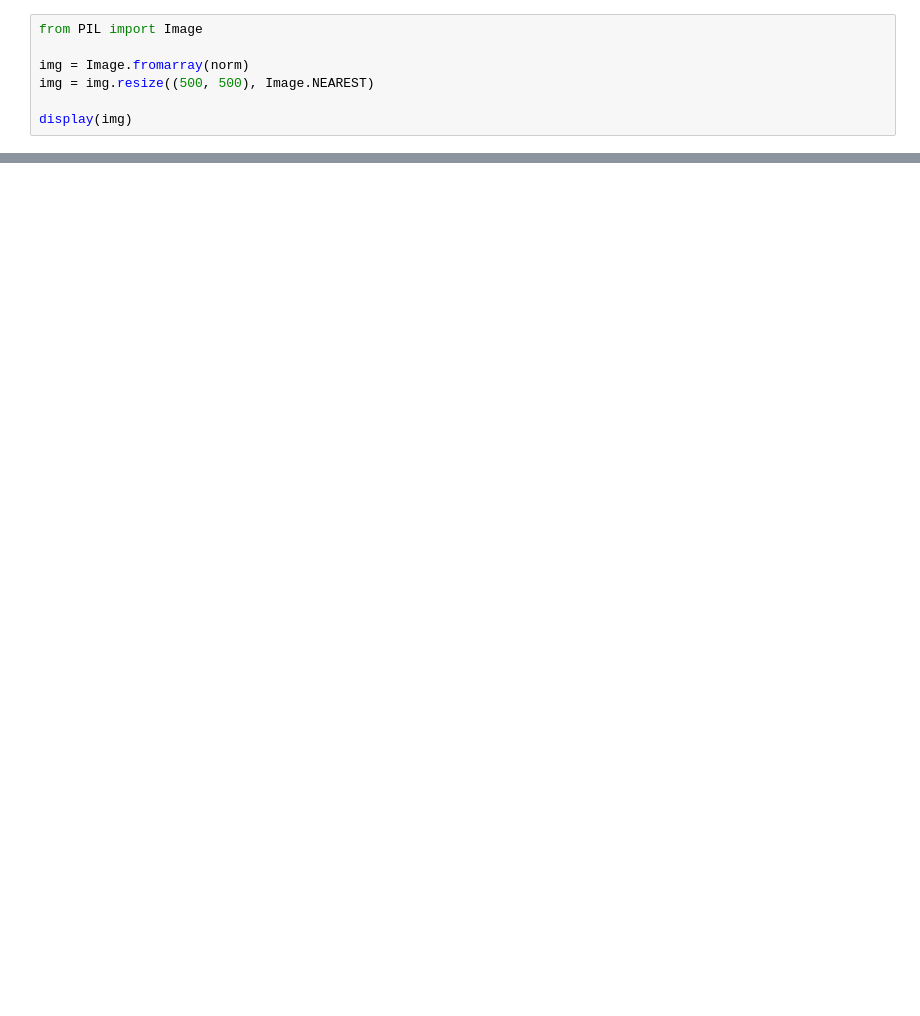
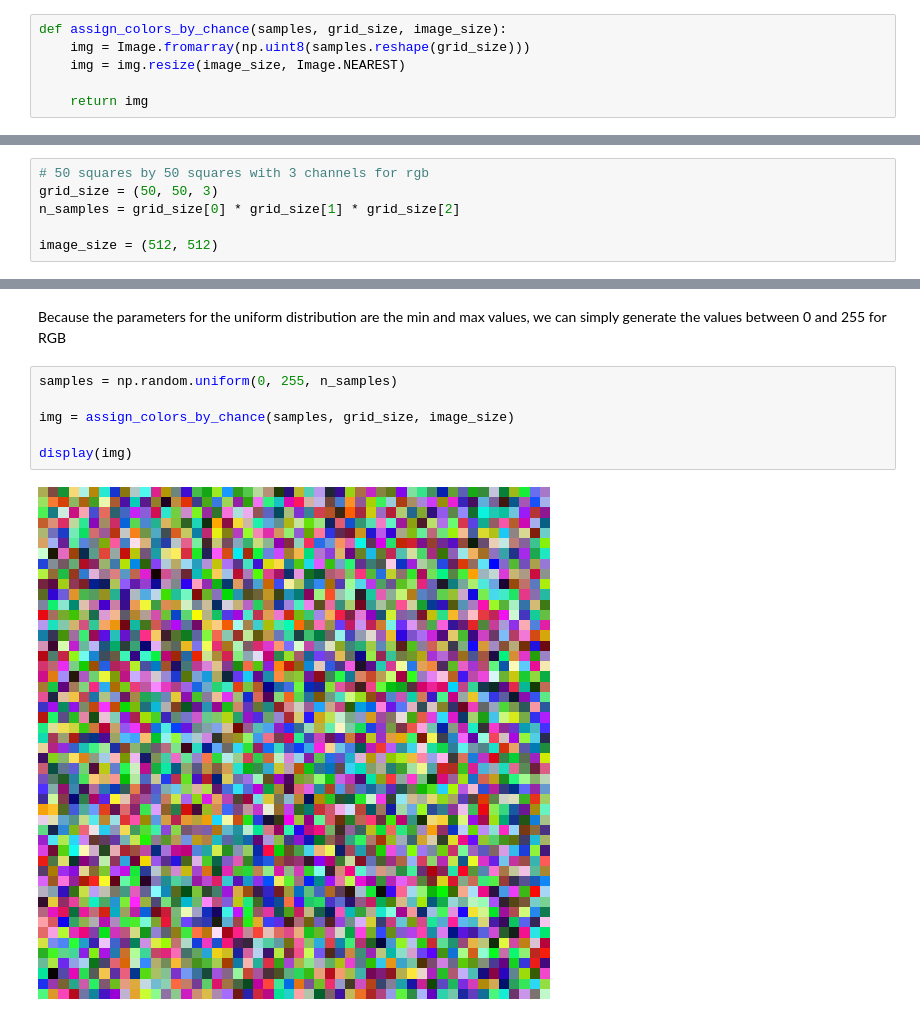
Before and after one commit to wall-e785/Week2-Randomness-and-Chaos, a Jupyter notebook: colors_arranged_by_chance.ipynb, the cells around one changed output, grey strips where cells are left out. Drawn from its saved outputs; the diff is of its cells as text; blank space fills up the shorter version.

```diff
--- a/colors_arranged_by_chance.ipynb
+++ b/colors_arranged_by_chance.ipynb
@@ -39,7 +33,6 @@ norm = sample_pdf(pdf_norm)
 # %%
-from PIL import Image
+def assign_colors_by_chance(samples, grid_size, image_size):
+    img = Image.fromarray(np.uint8(samples.reshape(grid_size)))
+    img = img.resize(image_size, Image.NEAREST)
 
-img = Image.fromarray(norm)
-img = img.resize((500, 500), Image.NEAREST)
-
-display(img)
+    return img
@@ -47,0 +39,6 @@ display(img)
+# %%
+# 50 squares by 50 squares with 3 channels for rgb
+grid_size = (50, 50, 3)
+n_samples = grid_size[0] * grid_size[1] * grid_size[2]
+
+image_size = (512, 512)
@@ -47,0 +99,10 @@ display(img)
+# %% [markdown]
+Because the parameters for the uniform distribution are the min and max values, we can simply generate the values between 0 and 255 for RGB
+# %%
+samples = np.random.uniform(0, 255, n_samples)
+
+img = assign_colors_by_chance(samples, grid_size, image_size)
+
+display(img)
+# %% [output]
+[figure, added]
```
Also changed, not shown: parts of 29 cells of this notebook.
